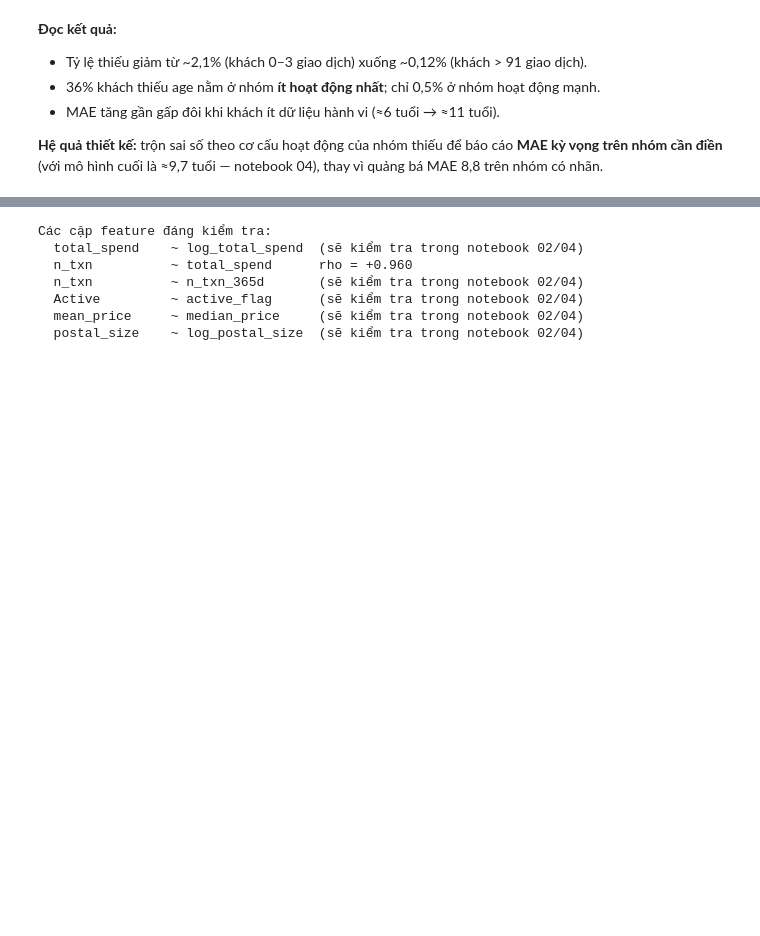
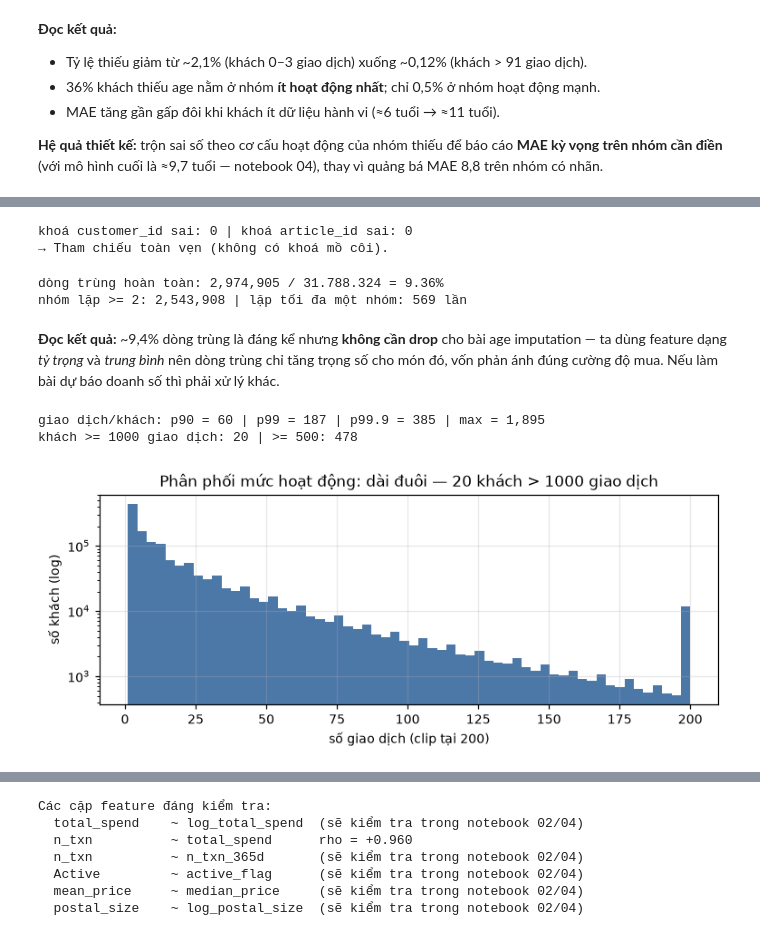
Before and after one commit to Truongjava/age_imputation, a Jupyter notebook: notebooks/00_EDA.ipynb, the cells around one changed output, grey strips where cells are left out. Drawn from its saved outputs; the diff is of its cells as text; code cells hidden in the pictures; blank space fills up the shorter version.

```diff
--- a/notebooks/00_EDA.ipynb
+++ b/notebooks/00_EDA.ipynb
@@ -513,0 +520,49 @@ cần điền** (với mô hình cuối là ≈9,7 tuổi — notebook 04), thay
+# %%
+# A) Toàn vẹn tham chiếu: mọi khoá trong transactions phải tồn tại ở bảng cha
+cust_ids = set(customers["customer_id"].to_list())
+art_ids = set(articles["article_id"].to_list())
+tx_keys = txn_lf.select("customer_id", "article_id").unique().collect(engine="streaming")
+
+n_bad_cust = int((~tx_keys["customer_id"].is_in(list(cust_ids))).sum())
+n_bad_art = int((~tx_keys["article_id"].is_in(list(art_ids))).sum())
+print(f"khoá customer_id sai: {n_bad_cust:,} | khoá article_id sai: {n_bad_art:,}")
+print("→ Tham chiếu toàn vẹn (không có khoá mồ côi)." if n_bad_cust == n_bad_art == 0 else "⚠️ Có khoá mồ côi!")
+# %% [output]
+khoá customer_id sai: 0 | khoá article_id sai: 0
+→ Tham chiếu toàn vẹn (không có khoá mồ côi).
+# %%
+# B) Dòng trùng lặp hoàn toàn (5 cột giống hệt nhau)
+dup = (
+    txn_lf.group_by(["customer_id", "article_id", "t_dat", "price", "sales_channel_id"])
+    .agg(pl.len().alias("n"))
+    .collect(engine="streaming")
+)
+n_dup_rows = int((dup["n"] - 1).sum())
+print(f"dòng trùng hoàn toàn: {n_dup_rows:,} / 31.788.324 = {n_dup_rows / 31_788_324 * 100:.2f}%")
+print(f"nhóm lặp >= 2: {int((dup['n'] >= 2).sum()):,} | lặp tối đa một nhóm: {int(dup['n'].max())} lần")
+# %% [output]
+dòng trùng hoàn toàn: 2,974,905 / 31.788.324 = 9.36%
+nhóm lặp >= 2: 2,543,908 | lặp tối đa một nhóm: 569 lần
+# %% [markdown]
+**Đọc kết quả:** ~9,4% dòng trùng là đáng kể nhưng **không cần drop** cho bài age imputation —
+ta dùng feature dạng *tỷ trọng* và *trung bình* nên dòng trùng chỉ tăng trọng số cho món đó,
+vốn phản ánh đúng cường độ mua. Nếu làm bài dự báo doanh số thì phải xử lý khác.
+# %%
+# C) Cá voi (whale) — khách mua cực nhiều
+per_cust = txn_lf.group_by("customer_id").agg(n=pl.len()).collect(engine="streaming")
+q = np.percentile(per_cust["n"].to_numpy(), [90, 99, 99.9])
+print(f"giao dịch/khách: p90 = {q[0]:.0f} | p99 = {q[1]:.0f} | p99.9 = {q[2]:.0f} | max = {per_cust['n'].max():,}")
+print(f"khách >= 1000 giao dịch: {int((per_cust['n'] >= 1000).sum())} | >= 500: {int((per_cust['n'] >= 500).sum())}")
+
+fig, ax = plt.subplots(figsize=(7, 3))
+ax.hist(np.minimum(per_cust["n"].to_numpy(), 200), bins=60, color="#4C78A8")
+ax.set_yscale("log")
+ax.set_xlabel("số giao dịch (clip tại 200)")
+ax.set_ylabel("số khách (log)")
+ax.set_title("Phân phối mức hoạt động: dài đuôi — 20 khách > 1000 giao dịch")
+plt.tight_layout()
+plt.show()
+# %% [output]
+giao dịch/khách: p90 = 60 | p99 = 187 | p99.9 = 385 | max = 1,895
+khách >= 1000 giao dịch: 20 | >= 500: 478
+[figure, added]
```
Also changed, not shown: parts of 8 cells of this notebook, 6 other files.
